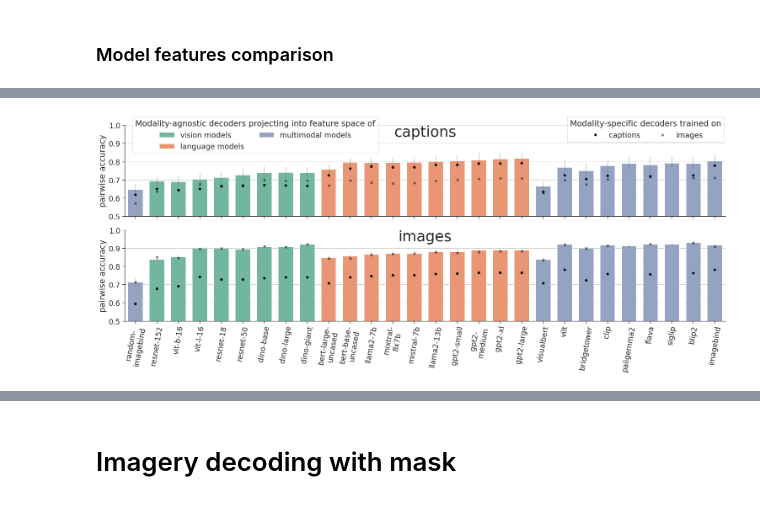
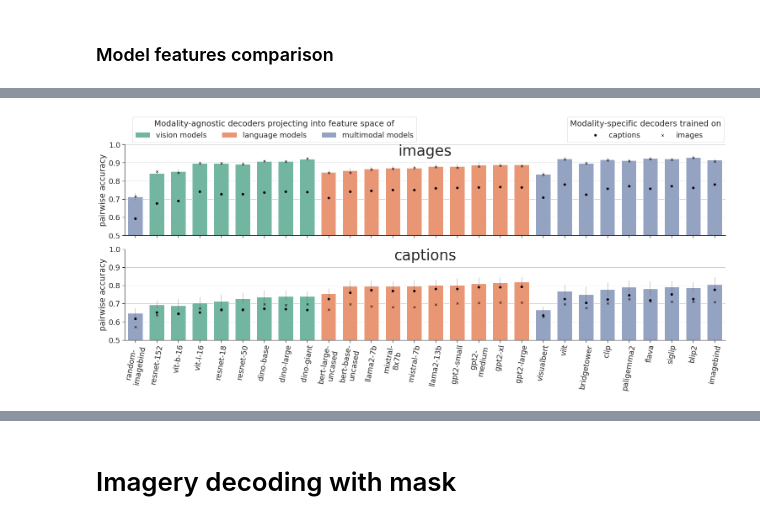
Before and after one commit to mitjanikolaus/multimodal_decoding, a Jupyter notebook: notebooks/modality_agnostic_decoding.ipynb, the cells around one changed output, grey strips where cells are left out. Saved outputs shown, nothing was run; the diff lists cells and outputs as text; code cells hidden in the pictures.

```diff
--- a/notebooks/modality_agnostic_decoding.ipynb
+++ b/notebooks/modality_agnostic_decoding.ipynb
@@ -182,17 +203,17 @@ plt.savefig(os.path.join(RESULTS_DIR, f"features_comparison.png"), bbox_extra_ar
 # %%
 sns.set(font_scale=1.6)
 FEAT_ORDER = ["vision models", "language models", "multimodal models"]
 
 data_to_plot = data_default_feats.copy()
 
 data_to_plot["features"] = data_to_plot.features.replace({"vision": "vision models", "lang": "language models"})
 data_to_plot["features"] = data_to_plot.features.replace({f: "multimodal models" for f in FEATS_MULTIMODAL})
 
 # model_feat_order = calc_model_feat_order(data_to_plot)
 
-metrics_order = [ACC_CAPTIONS, ACC_IMAGES]
+metrics_order = [ACC_IMAGES, ACC_CAPTIONS]
 figure, lgd = create_result_graph(data_to_plot, order=model_feat_order, metrics=metrics_order, row_order=metrics_order, hue_order=FEAT_ORDER, ylim=(0.5, 1), row_title_height=0.85,
-                             legend_bbox=(0.06,0.98), legend_2_bbox=(0.99,0.98), height=4.5, legend_title="Modality-agnostic decoders projecting into feature space of", verify_num_datapoints=False)
+                             legend_bbox=(0.06,1.05), legend_2_bbox=(0.99,1.05), height=4.5, legend_title="Modality-agnostic decoders projecting into feature space of", verify_num_datapoints=False)
 plt.savefig(os.path.join(RESULTS_DIR, f"features_comparison_split_by_modality.png"), bbox_extra_artists=(lgd,), bbox_inches='tight', pad_inches=0, dpi=300)
 # %% [output]
-[figure, old version]
+[figure, new version]
```
Also changed, not shown: parts of 11 cells of this notebook, 2 other files.
